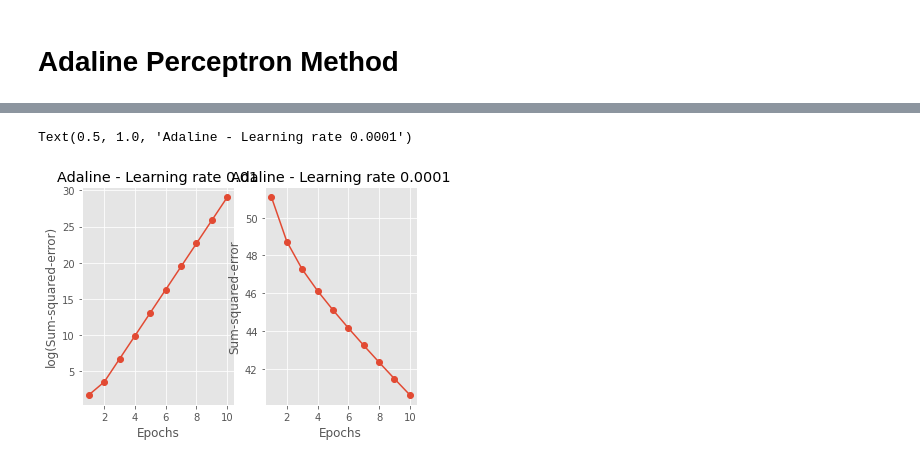
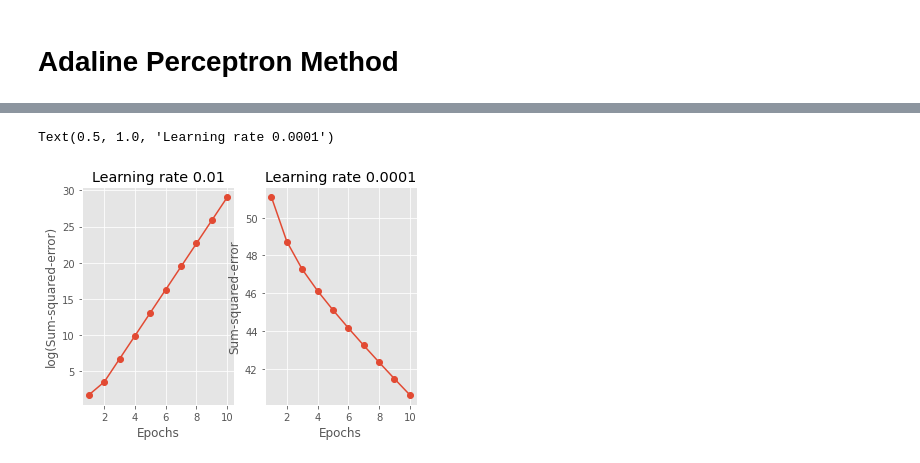
Before and after one commit to bytesenseidk/Machine-Learning, a Jupyter notebook: Iris_ANN/IrisPrediction.ipynb, the cells around one changed output, grey strips where cells are left out. Drawn from its saved outputs; the diff is of its cells as text; code cells hidden in the pictures.

```diff
--- a/Iris_ANN/IrisPrediction.ipynb
+++ b/Iris_ANN/IrisPrediction.ipynb
@@ -254,17 +254,17 @@ class Adaline(object):
 # %%
 fig, ax = plt.subplots(nrows=1, ncols=2)
 ada = Adaline(n_iter=10, eta=0.01).fit(X, y)
 
 ax[0].plot(range(1, len(ada.cost_) + 1), np.log10(ada.cost_), marker="o")
 ax[0].set_xlabel("Epochs")
 ax[0].set_ylabel("log(Sum-squared-error)")
-ax[0].set_title("Adaline - Learning rate 0.01")
+ax[0].set_title("Learning rate 0.01")
 
 ada0 = Adaline(n_iter=10, eta=0.0001).fit(X, y)
 ax[1].plot(range(1, len(ada0.cost_) + 1), ada0.cost_, marker="o")
 ax[1].set_xlabel("Epochs")
 ax[1].set_ylabel("Sum-squared-error")
-ax[1].set_title("Adaline - Learning rate 0.0001")
+ax[1].set_title("Learning rate 0.0001")
 # %% [output]
-Text(0.5, 1.0, 'Adaline - Learning rate 0.0001')
+Text(0.5, 1.0, 'Learning rate 0.0001')
-[figure, old version]
+[figure, new version]
```
Also changed, not shown: parts of 3 cells of this notebook.
